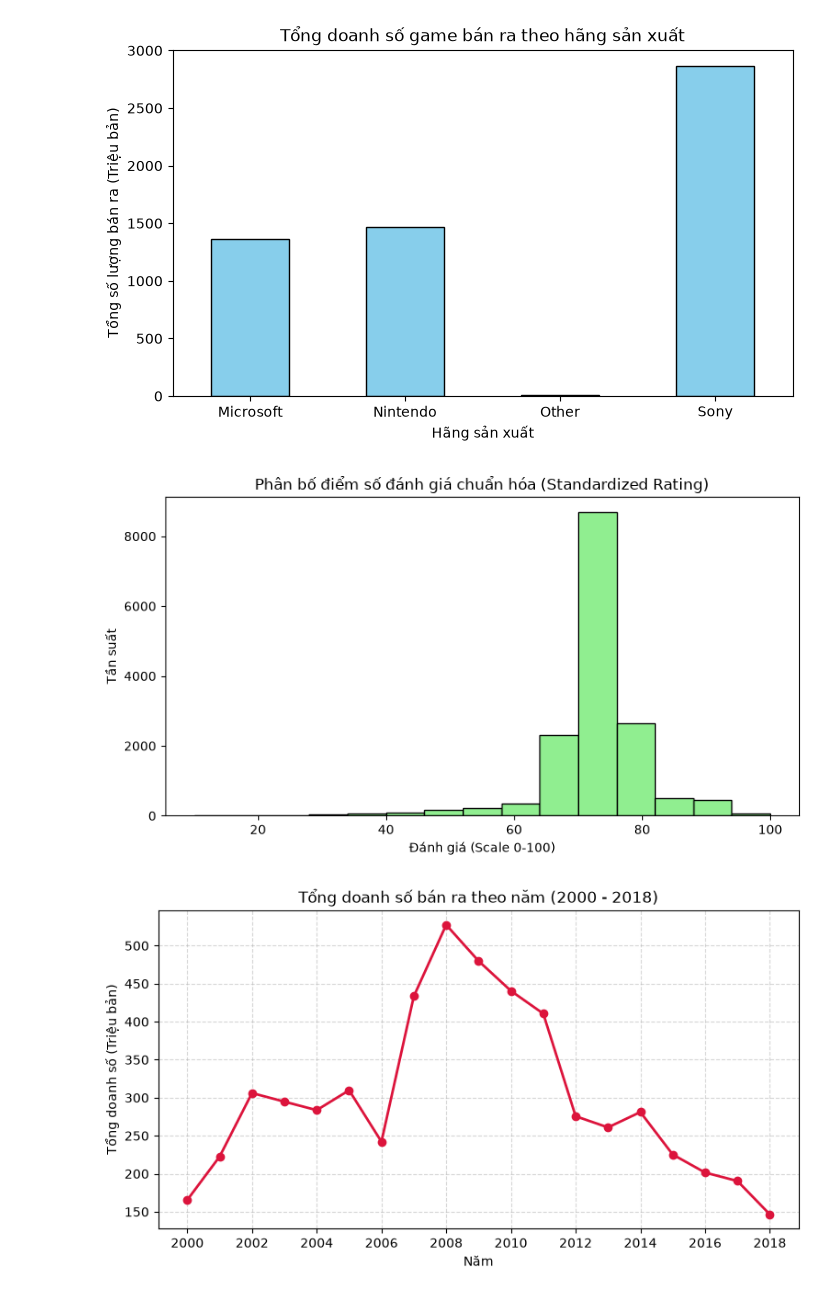
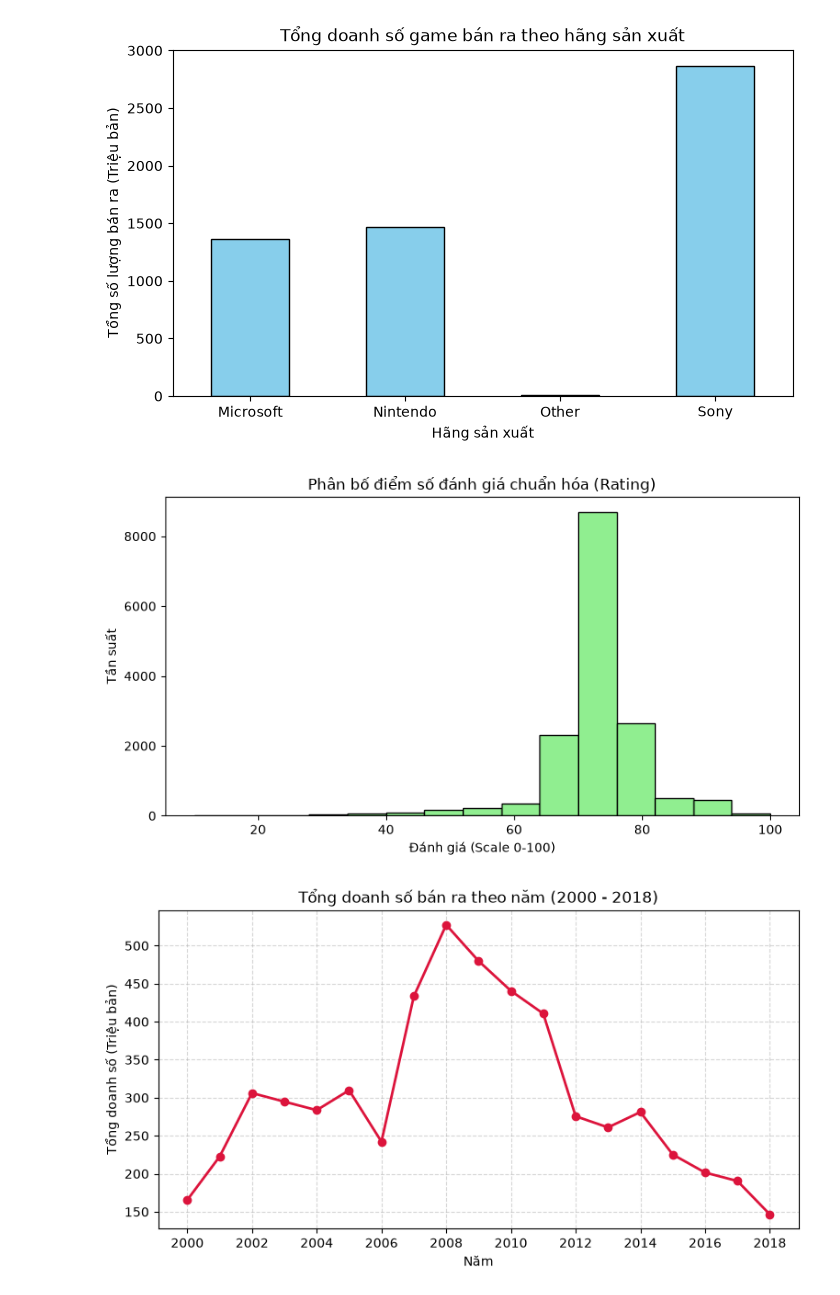
Before and after one commit to hoangle040706/Gaming-Market-Industry-Analytics, a Jupyter notebook: notebooks/etl/02_etl_console.ipynb, the cells around one changed output. Drawn from its saved outputs; the diff is of its cells as text; code cells hidden in the pictures.

```diff
--- a/notebooks/etl/02_etl_console.ipynb
+++ b/notebooks/etl/02_etl_console.ipynb
@@ -440,16 +426,16 @@ plt.xticks(rotation=0)
 # %%
 # Biểu đồ 2: Phân bố điểm Critic Score chuẩn hóa
 plt.figure(figsize=(8, 4.5))
 df_filtered['Rating'].plot(
     kind='hist', bins=15, color='lightgreen', edgecolor='black'
 )
-plt.title('Phân bố điểm số đánh giá chuẩn hóa (Standardized Rating)')
+plt.title('Phân bố điểm số đánh giá chuẩn hóa (Rating)')
 plt.xlabel('Đánh giá (Scale 0-100)')
 plt.ylabel('Tần suất')
 plt.tight_layout()
 plt.show()
 # %% [output]
-[figure, old version]
+[figure, new version]
 # %%
 # Biểu đồ 3: Tổng doanh số theo năm
 plt.figure(figsize=(9, 4.5))
```
Also changed, not shown: parts of 2 cells of this notebook, 5 other files.
